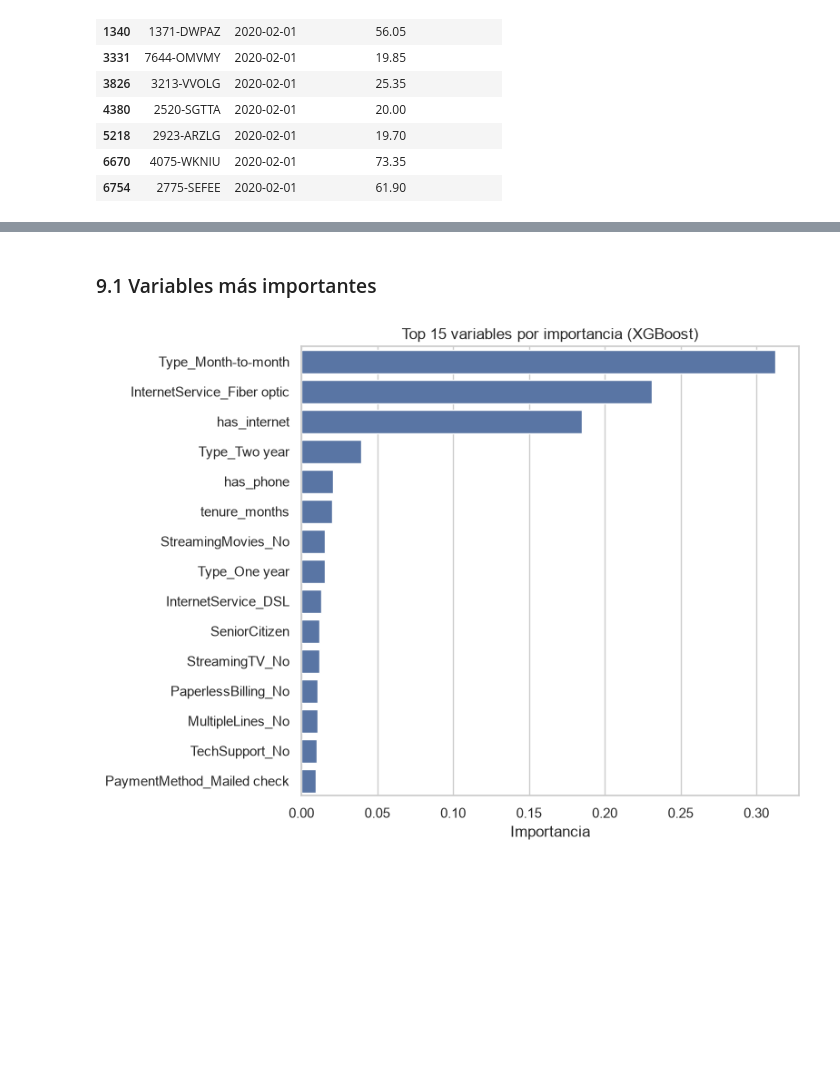
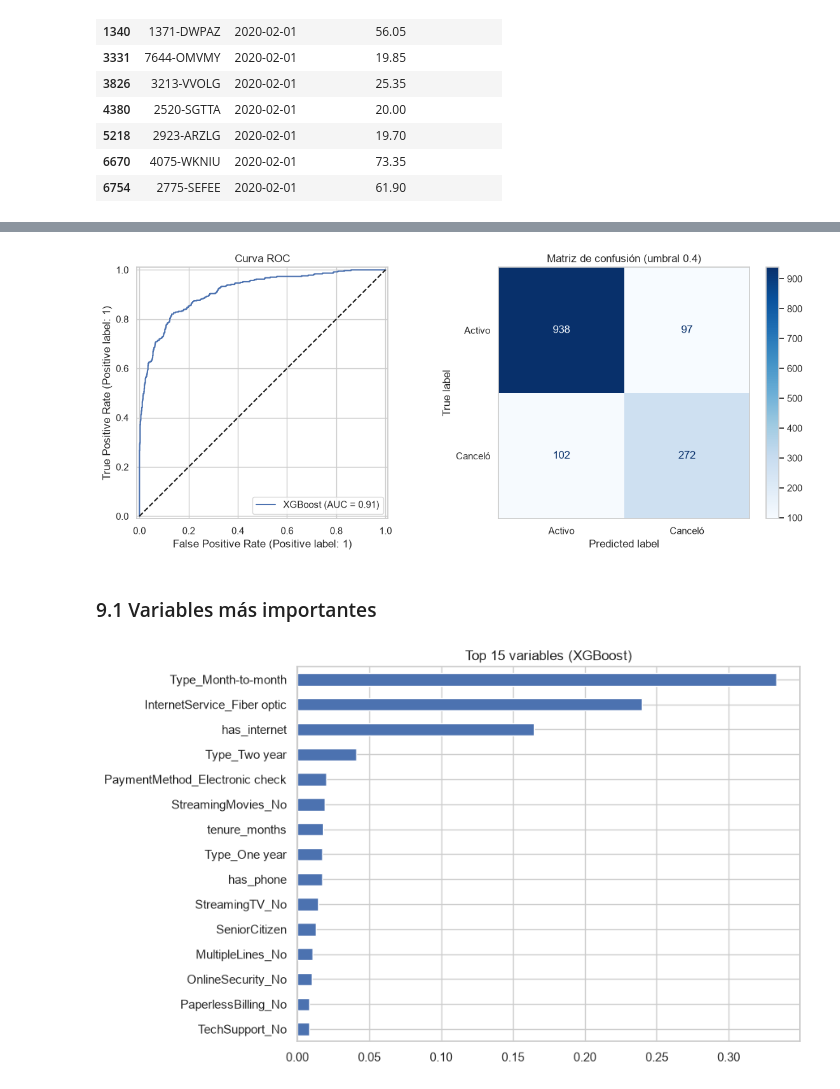
Before and after one commit to dixonpa/telecom, a Jupyter notebook: notebooks/telecom_churn.ipynb, the cells around one changed output, grey strips where cells are left out. Saved outputs shown, nothing was run; the diff lists cells and outputs as text; code cells hidden in the pictures; blank space fills up the shorter version.

```diff
--- a/notebooks/telecom_churn.ipynb
+++ b/notebooks/telecom_churn.ipynb
@@ -536,0 +134,2 @@ plt.show()
+# %%
+df["TotalCharges"] = total_numeric.fillna(0)
@@ -536,0 +174,3 @@ plt.show()
+# %%
+df["n_services"] = (df[internet_services] == "Yes").sum(axis=1)
+df["n_services"].value_counts().sort_index()
@@ -536,0 +314,21 @@ plt.show()
+# %%
+param_grid = {
+    "model__n_estimators": [100, 300],
+    "model__max_depth": [3, 6],
+    "model__learning_rate": [0.05, 0.1, 0.3],
+}
+
+grid = GridSearchCV(
+    make_pipeline(XGBClassifier(eval_metric="logloss", random_state=RANDOM_STATE, n_jobs=-1)),
+    param_grid,
+    scoring="roc_auc",
+    cv=cv,
+    n_jobs=-1,
+)
+grid.fit(X_train, y_train)
+
+default_auc = results[(results["modelo"] == "XGBoost") & (~results["smote"])]["auc_roc"].iloc[0]
+
+print("Mejores parámetros:", grid.best_params_)
+print(f"AUC-ROC con GridSearch: {grid.best_score_:.4f}")
+print(f"AUC-ROC XGBoost por defecto: {default_auc:.4f}")
@@ -536,0 +341,2 @@ plt.show()
+# %%
+final_model = grid.best_estimator_
@@ -537,16 +391,27 @@ plt.show()
+# %%
+fig, axes = plt.subplots(1, 2, figsize=(12, 5))
+RocCurveDisplay.from_predictions(y_test, test_proba, name="XGBoost", ax=axes[0])
+axes[0].plot([0, 1], [0, 1], "k--")
+axes[0].set_title("Curva ROC")
+
+ConfusionMatrixDisplay.from_predictions(
+    y_test, (test_proba >= best_threshold).astype(int), display_labels=["Activo", "Canceló"], cmap="Blues", ax=axes[1]
+)
+axes[1].set_title(f"Matriz de confusión (umbral {best_threshold})")
+axes[1].grid(False)
+plt.tight_layout()
+plt.show()
+# %% [output]
+[figure, added]
 # %% [markdown]
 ### 9.1 Variables más importantes
 # %%
-feature_names = best_model.named_steps["prep"].get_feature_names_out()
-importances = pd.Series(best_model.named_steps["model"].feature_importances_, index=feature_names)
-top_features = importances.sort_values(ascending=False).head(15)
+feature_names = final_model.named_steps["prep"].get_feature_names_out()
+importance = pd.Series(final_model.named_steps["model"].feature_importances_, index=feature_names)
+top = importance.sort_values(ascending=False).head(15)
+top.index = top.index.str.replace("num__", "").str.replace("cat__", "")
 
-fig, ax = plt.subplots(figsize=(8, 6))
-sns.barplot(x=top_features.values, y=top_features.index.str.replace(r"^\w+__", "", regex=True), ax=ax)
-ax.set_title("Top 15 variables por importancia (XGBoost)")
-ax.set_xlabel("Importancia")
-ax.set_ylabel("")
-plt.tight_layout()
+top.sort_values().plot(kind="barh", figsize=(8, 6), title="Top 15 variables (XGBoost)")
 plt.show()
 # %% [output]
-[figure, old version]
+[figure, new version]
```
Also changed, not shown: parts of 79 cells of this notebook, 1 other file.
